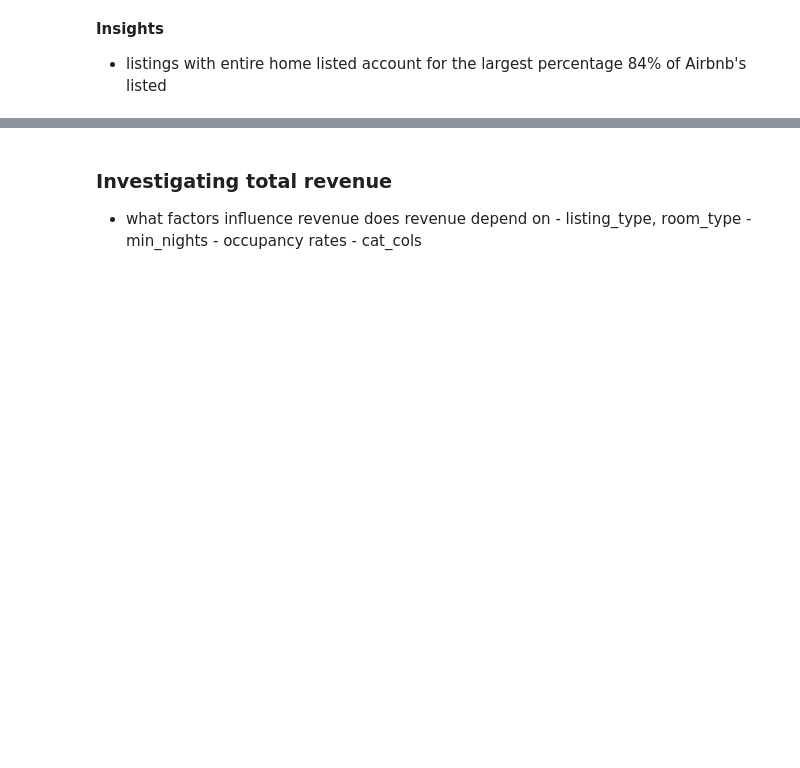
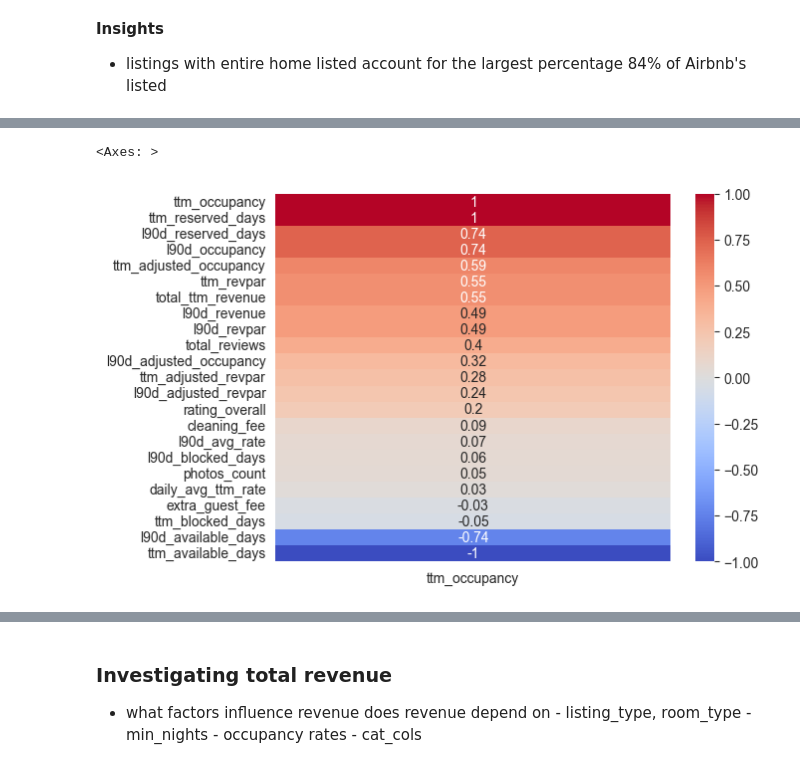
Before and after one commit to Morris-mk/Nairobi_AirbnbMarket_Overview_and-_InvestmentAnalysis, a Jupyter notebook: Airbnb_analysis.ipynb, the cells around one changed output, grey strips where cells are left out. Saved outputs shown, nothing was run; the diff lists cells and outputs as text; code cells hidden in the pictures; blank space fills up the shorter version.

```diff
--- a/Airbnb_analysis.ipynb
+++ b/Airbnb_analysis.ipynb
@@ -483 +404,8 @@ correlation
 23 rows × 23 columns
+# %%
+# extract features correlated to occupancy_rates
+correlation.ttm_occupancy.sort_values(ascending=False)
+sns.heatmap(correlation.ttm_occupancy.sort_values(ascending=False).to_frame(), annot=True,cmap='coolwarm')
+# %% [output]
+<Axes: >
+[figure, added]
```
Also changed, not shown: parts of 27 cells of this notebook.
